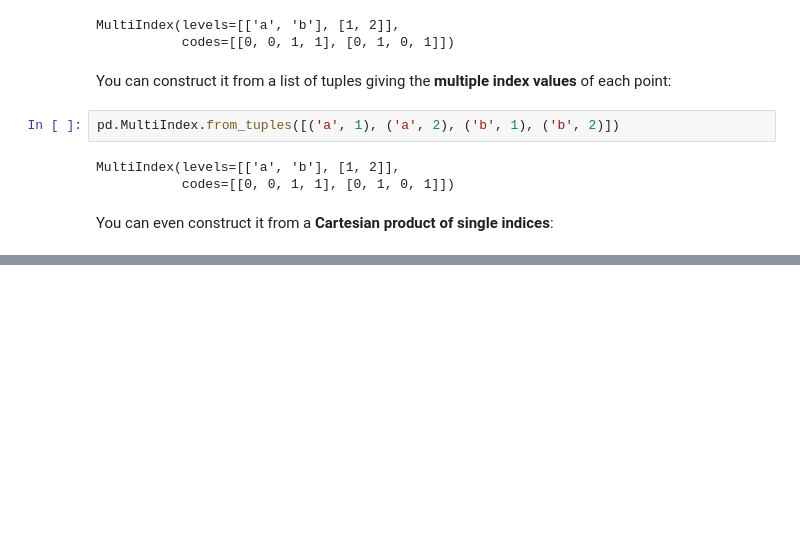
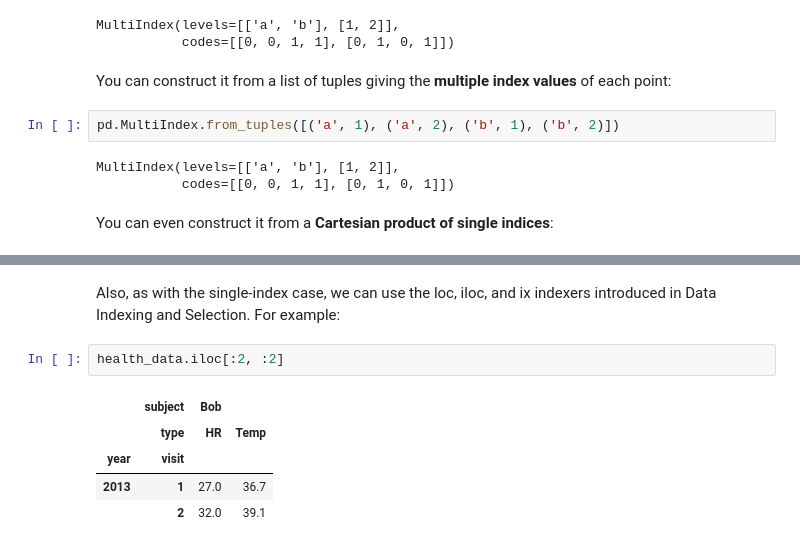
Before and after one commit to franzoni/ML-A-Z-Hands-On-Python-R, a Jupyter notebook: Machine_Learning_A-Z_Template_Folder/Part_4_-_Clustering/Section_2xx_-_Part_PLAYplay/hierarchical_indexing.ipynb, the cells around one changed output, grey strips where cells are left out. Drawn from its saved outputs; the diff is of its cells as text; blank space fills up the shorter version.

```diff
--- a/Machine_Learning_A-Z_Template_Folder/Part_4_-_Clustering/Section_2xx_-_Part_PLAYplay/hierarchical_indexing.ipynb
+++ b/Machine_Learning_A-Z_Template_Folder/Part_4_-_Clustering/Section_2xx_-_Part_PLAYplay/hierarchical_indexing.ipynb
@@ -343,0 +529,10 @@ MultiIndex(levels=[['a', 'b'], [1, 2]],
+# %% [markdown]
+Also, as with the single-index case, we can use the loc, iloc, and ix indexers introduced in Data Indexing and Selection. For example:
+# %%
+health_data.iloc[:2, :2]
+# %% [output]
+|  | subject | Bob |  |
+|  | type | HR | Temp |
+| year | visit |  |  |
+| 2013 | 1 | 27.0 | 36.7 |
+|  | 2 | 32.0 | 39.1 |
```
Also changed, not shown: parts of 26 cells of this notebook.
